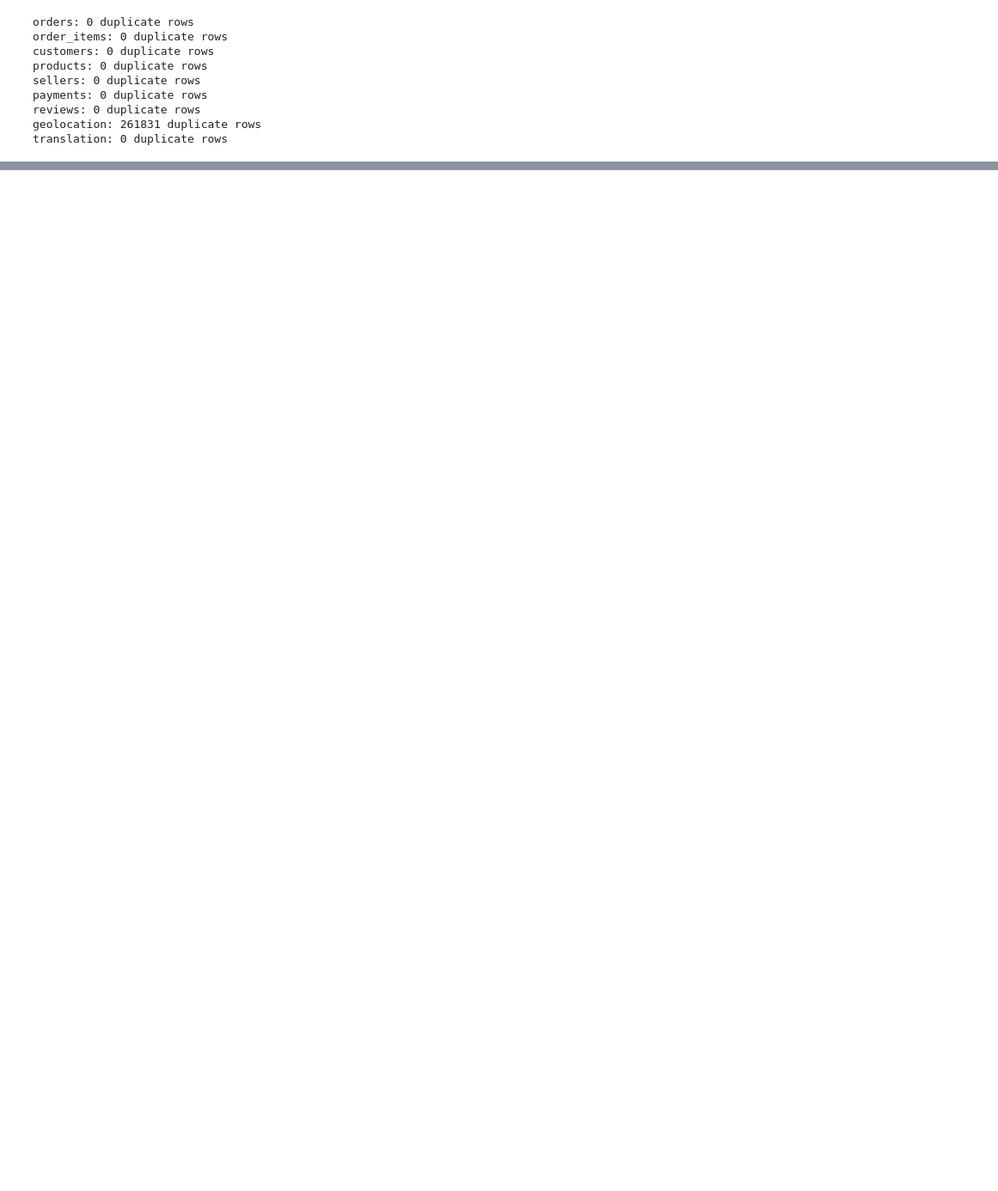
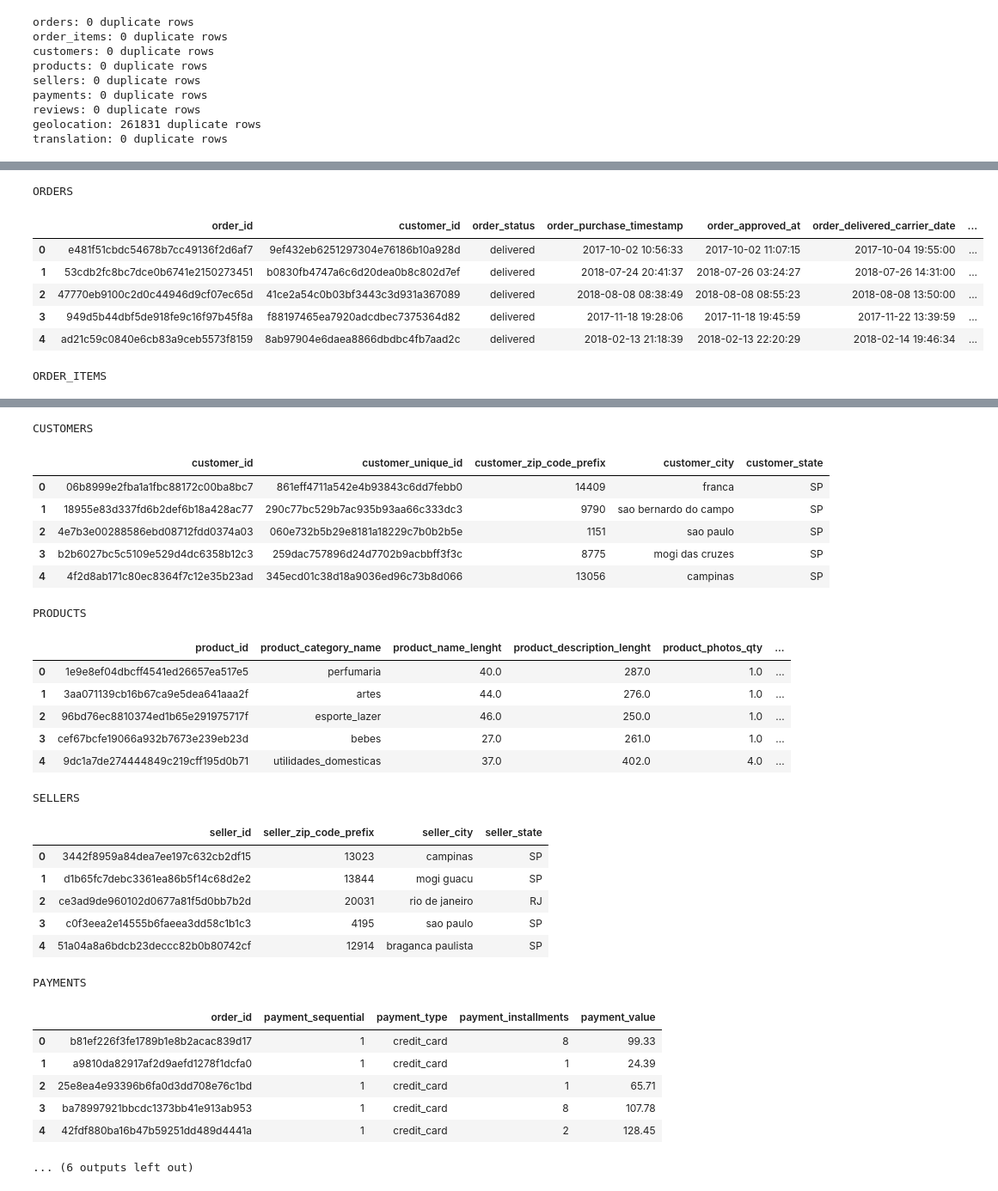
Before and after one commit to kevichua/DS5-Team-5---Module-2-Assignment-Project, a Jupyter notebook: module2-olist-data-pipeline/notebooks/01_data_understanding.ipynb, the cells around one changed output, grey strips where cells are left out. Shown at 86% size. Saved outputs shown, nothing was run; the diff lists cells and outputs as text; code cells hidden in the pictures; blank space fills up the shorter version.

```diff
--- a/module2-olist-data-pipeline/notebooks/01_data_understanding.ipynb
+++ b/module2-olist-data-pipeline/notebooks/01_data_understanding.ipynb
@@ -129,4 +129,17 @@ reviews: 0 duplicate rows
 geolocation: 261831 duplicate rows
 translation: 0 duplicate rows
 # %%
-# Check
+# Check key uniqueness
+
+key_checks = {
+    "orders": ["order_id"],
+    "customers": ["customer_id"],
+    "products": ["product_id"],
+    "sellers": ["seller_id"],
+    "reviews": ["review_id"],
+}
+
+for table_name, keys in key_checks.items():
+    df = tables[table_name]
+    duplicate_keys = df.duplicated(subset=keys).sum()
+    print(f"{table_name} duplicate key count on {keys}: {duplicate_keys}")
@@ -132,0 +152,15 @@ translation: 0 duplicate rows
+# %%
+# Preview each table
+
+for name, df in tables.items():
+    print(f"\n{name.upper()}")
+    display(df.head())
+# %% [output]
+ORDERS
+|  | order_id | customer_id | order_status | order_purchase_timestamp | order_approved_at | order_delivered_carrier_date | ... |
+| 0 | e481f51cbdc54678b7cc49136f2d6af7 | 9ef432eb6251297304e76186b10a928d | delivered | 2017-10-02 10:56:33 | 2017-10-02 11:07:15 | 2017-10-04 19:55:00 | ... |
+| 1 | 53cdb2fc8bc7dce0b6741e2150273451 | b0830fb4747a6c6d20dea0b8c802d7ef | delivered | 2018-07-24 20:41:37 | 2018-07-26 03:24:27 | 2018-07-26 14:31:00 | ... |
+| 2 | 47770eb9100c2d0c44946d9cf07ec65d | 41ce2a54c0b03bf3443c3d931a367089 | delivered | 2018-08-08 08:38:49 | 2018-08-08 08:55:23 | 2018-08-08 13:50:00 | ... |
+| 3 | 949d5b44dbf5de918fe9c16f97b45f8a | f88197465ea7920adcdbec7375364d82 | delivered | 2017-11-18 19:28:06 | 2017-11-18 19:45:59 | 2017-11-22 13:39:59 | ... |
+| 4 | ad21c59c0840e6cb83a9ceb5573f8159 | 8ab97904e6daea8866dbdbc4fb7aad2c | delivered | 2018-02-13 21:18:39 | 2018-02-13 22:20:29 | 2018-02-14 19:46:34 | ... |
+ORDER_ITEMS
@@ -132,0 +173,29 @@ translation: 0 duplicate rows
+CUSTOMERS
+|  | customer_id | customer_unique_id | customer_zip_code_prefix | customer_city | customer_state |
+| 0 | 06b8999e2fba1a1fbc88172c00ba8bc7 | 861eff4711a542e4b93843c6dd7febb0 | 14409 | franca | SP |
+| 1 | 18955e83d337fd6b2def6b18a428ac77 | 290c77bc529b7ac935b93aa66c333dc3 | 9790 | sao bernardo do campo | SP |
+| 2 | 4e7b3e00288586ebd08712fdd0374a03 | 060e732b5b29e8181a18229c7b0b2b5e | 1151 | sao paulo | SP |
+| 3 | b2b6027bc5c5109e529d4dc6358b12c3 | 259dac757896d24d7702b9acbbff3f3c | 8775 | mogi das cruzes | SP |
+| 4 | 4f2d8ab171c80ec8364f7c12e35b23ad | 345ecd01c38d18a9036ed96c73b8d066 | 13056 | campinas | SP |
+PRODUCTS
+|  | product_id | product_category_name | product_name_lenght | product_description_lenght | product_photos_qty | ... |
+| 0 | 1e9e8ef04dbcff4541ed26657ea517e5 | perfumaria | 40.0 | 287.0 | 1.0 | ... |
+| 1 | 3aa071139cb16b67ca9e5dea641aaa2f | artes | 44.0 | 276.0 | 1.0 | ... |
+| 2 | 96bd76ec8810374ed1b65e291975717f | esporte_lazer | 46.0 | 250.0 | 1.0 | ... |
+| 3 | cef67bcfe19066a932b7673e239eb23d | bebes | 27.0 | 261.0 | 1.0 | ... |
+| 4 | 9dc1a7de274444849c219cff195d0b71 | utilidades_domesticas | 37.0 | 402.0 | 4.0 | ... |
+SELLERS
+|  | seller_id | seller_zip_code_prefix | seller_city | seller_state |
+| 0 | 3442f8959a84dea7ee197c632cb2df15 | 13023 | campinas | SP |
+| 1 | d1b65fc7debc3361ea86b5f14c68d2e2 | 13844 | mogi guacu | SP |
+| 2 | ce3ad9de960102d0677a81f5d0bb7b2d | 20031 | rio de janeiro | RJ |
+| 3 | c0f3eea2e14555b6faeea3dd58c1b1c3 | 4195 | sao paulo | SP |
+| 4 | 51a04a8a6bdcb23deccc82b0b80742cf | 12914 | braganca paulista | SP |
+PAYMENTS
+|  | order_id | payment_sequential | payment_type | payment_installments | payment_value |
+| 0 | b81ef226f3fe1789b1e8b2acac839d17 | 1 | credit_card | 8 | 99.33 |
+| 1 | a9810da82917af2d9aefd1278f1dcfa0 | 1 | credit_card | 1 | 24.39 |
+| 2 | 25e8ea4e93396b6fa0d3dd708e76c1bd | 1 | credit_card | 1 | 65.71 |
+| 3 | ba78997921bbcdc1373bb41e913ab953 | 1 | credit_card | 8 | 107.78 |
+| 4 | 42fdf880ba16b47b59251dd489d4441a | 1 | credit_card | 2 | 128.45 |
+... (6 outputs left out)
```
Also changed, not shown: parts of 2 cells of this notebook.
